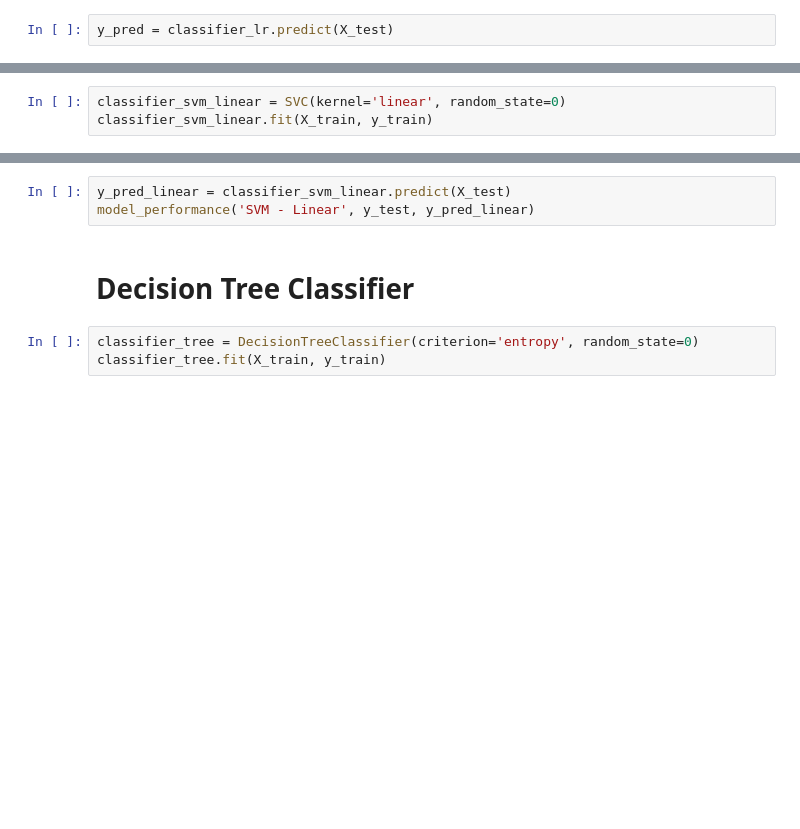
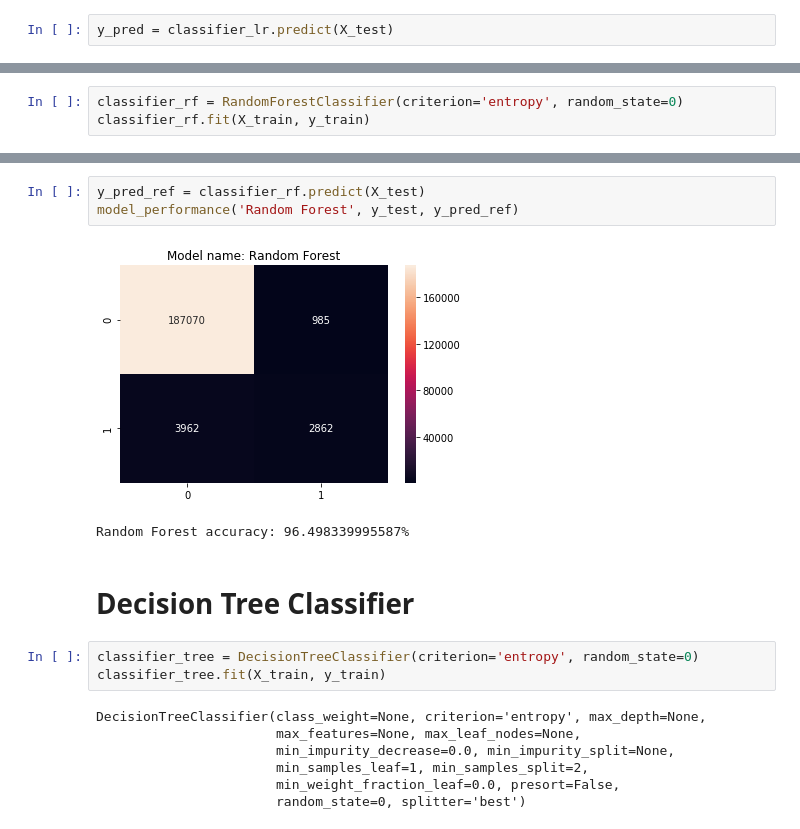
Before and after one commit to monanjo123/Fraud-Detection, a Jupyter notebook: Fraud Detection.ipynb, the cells around one changed output, grey strips where cells are left out. Cells and saved outputs as stored; diff of their text form; blank space fills up the shorter version.

```diff
--- a/Fraud Detection.ipynb
+++ b/Fraud Detection.ipynb
@@ -251,3 +258,3 @@ model_performance('Logistic Regression', y_test, y_pred)
 # %%
-classifier_svm_linear = SVC(kernel='linear', random_state=0)
-classifier_svm_linear.fit(X_train, y_train)
+classifier_rf = RandomForestClassifier(criterion='entropy', random_state=0)
+classifier_rf.fit(X_train, y_train)
@@ -254,9 +269,19 @@ classifier_svm_linear.fit(X_train, y_train)
-# %%
-y_pred_linear = classifier_svm_linear.predict(X_test)
-model_performance('SVM - Linear', y_test, y_pred_linear)
+# %%
+y_pred_ref = classifier_rf.predict(X_test)
+model_performance('Random Forest', y_test, y_pred_ref)
+# %% [output]
+[figure, added]
+Random Forest accuracy: 96.498339995587%
 # %% [markdown]
 # Decision Tree Classifier
 # %%
 classifier_tree = DecisionTreeClassifier(criterion='entropy', random_state=0)
 classifier_tree.fit(X_train, y_train)
+# %% [output]
+DecisionTreeClassifier(class_weight=None, criterion='entropy', max_depth=None,
+                       max_features=None, max_leaf_nodes=None,
+                       min_impurity_decrease=0.0, min_impurity_split=None,
+                       min_samples_leaf=1, min_samples_split=2,
+                       min_weight_fraction_leaf=0.0, presort=False,
+                       random_state=0, splitter='best')
 # %%
```
Also changed, not shown: parts of 16 cells of this notebook.
